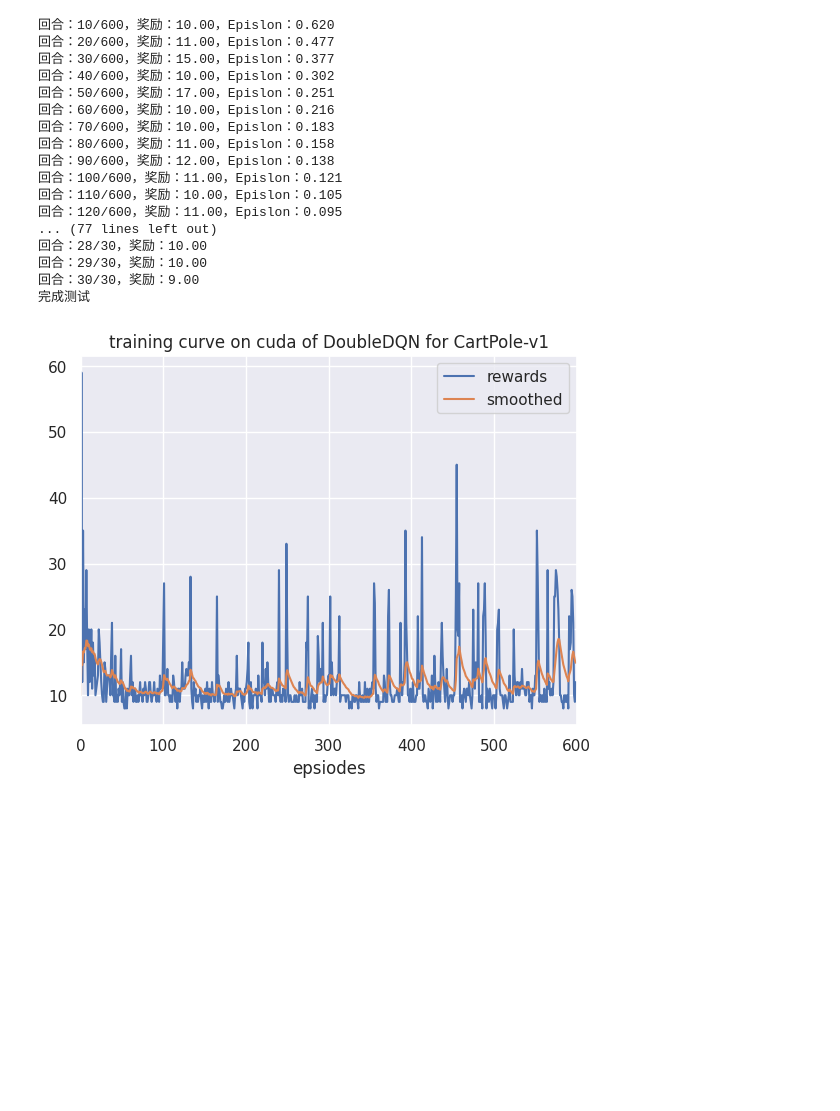
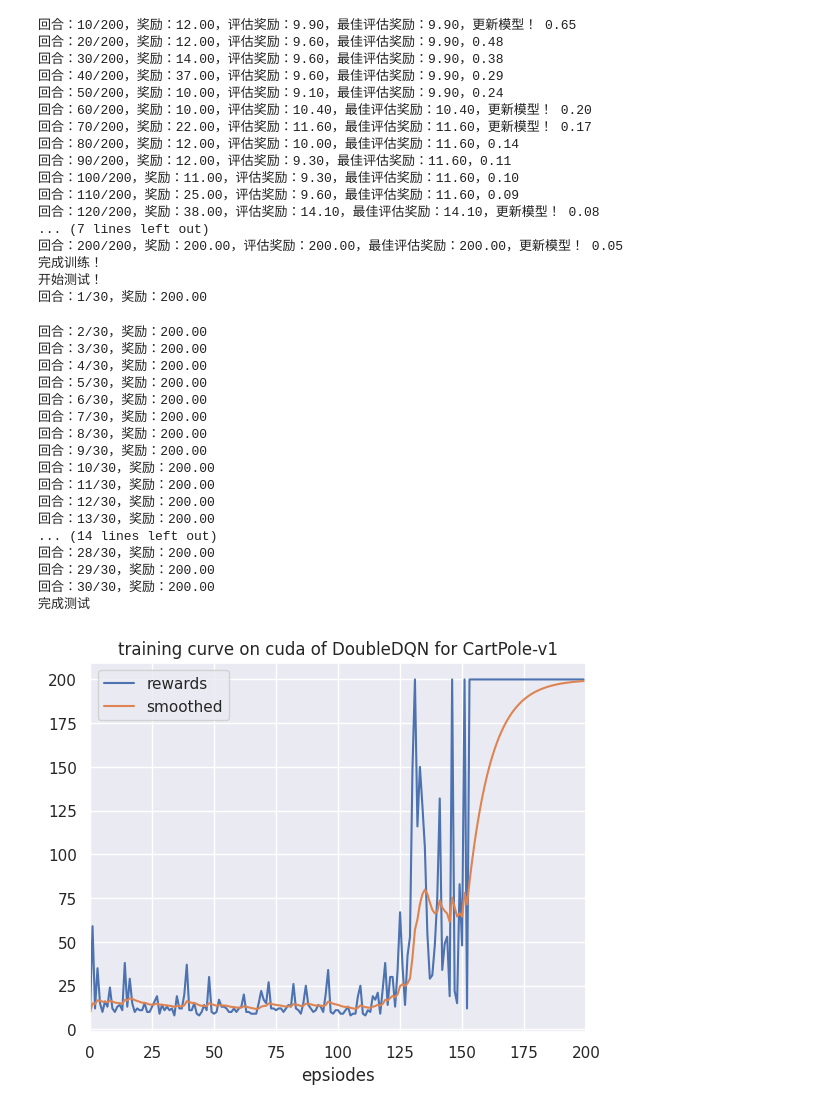
Before and after one commit to Linquer/Ubuntu2004WorkSpace, a Jupyter notebook: AttentionRL/StateAttentionDDQN/01-Train.ipynb, the cells around one changed output. Drawn from its saved outputs; the diff is of its cells as text; code cells hidden in the pictures; blank space fills up the shorter version.

```diff
--- a/AttentionRL/StateAttentionDDQN/01-Train.ipynb
+++ b/AttentionRL/StateAttentionDDQN/01-Train.ipynb
@@ -11,7 +11,7 @@ cfg = Config()
 print_cfgs(cfg)
 # 训练
 env, agent = env_agent_config(cfg)
-res_dic = train(cfg, env, agent)
+best_agent, res_dic = train(cfg, env, agent)
 
 plot_rewards(res_dic['rewards'], title=f"training curve on {cfg.device} of {cfg.algo_name} for {cfg.env_name}")
 # 测试
@@ -34,22 +34,39 @@ Hyperparameters:
 ================================================================================
 状态空间维度：4，动作空间维度：2
 开始训练！
 开始更新策略！
-回合：10/600，奖励：10.00，Epislon：0.620
-回合：20/600，奖励：11.00，Epislon：0.477
-回合：30/600，奖励：15.00，Epislon：0.377
-回合：40/600，奖励：10.00，Epislon：0.302
-回合：50/600，奖励：17.00，Epislon：0.251
-回合：60/600，奖励：10.00，Epislon：0.216
-回合：70/600，奖励：10.00，Epislon：0.183
-回合：80/600，奖励：11.00，Epislon：0.158
-回合：90/600，奖励：12.00，Epislon：0.138
-回合：100/600，奖励：11.00，Epislon：0.121
-回合：110/600，奖励：10.00，Epislon：0.105
-回合：120/600，奖励：11.00，Epislon：0.095
-... (77 lines left out)
-回合：28/30，奖励：10.00
-回合：29/30，奖励：10.00
-回合：30/30，奖励：9.00
-完成测试
+回合：10/200，奖励：12.00，评估奖励：9.90，最佳评估奖励：9.90，更新模型！ 0.65
+回合：20/200，奖励：12.00，评估奖励：9.60，最佳评估奖励：9.90，0.48
+回合：30/200，奖励：14.00，评估奖励：9.60，最佳评估奖励：9.90，0.38
+回合：40/200，奖励：37.00，评估奖励：9.60，最佳评估奖励：9.90，0.29
+回合：50/200，奖励：10.00，评估奖励：9.10，最佳评估奖励：9.90，0.24
+回合：60/200，奖励：10.00，评估奖励：10.40，最佳评估奖励：10.40，更新模型！ 0.20
+回合：70/200，奖励：22.00，评估奖励：11.60，最佳评估奖励：11.60，更新模型！ 0.17
+回合：80/200，奖励：12.00，评估奖励：10.00，最佳评估奖励：11.60，0.14
+回合：90/200，奖励：12.00，评估奖励：9.30，最佳评估奖励：11.60，0.11
+回合：100/200，奖励：11.00，评估奖励：9.30，最佳评估奖励：11.60，0.10
+回合：110/200，奖励：25.00，评估奖励：9.60，最佳评估奖励：11.60，0.09
+回合：120/200，奖励：38.00，评估奖励：14.10，最佳评估奖励：14.10，更新模型！ 0.08
+... (7 lines left out)
+回合：200/200，奖励：200.00，评估奖励：200.00，最佳评估奖励：200.00，更新模型！ 0.05
+完成训练！
+开始测试！
+回合：1/30，奖励：200.00
+回合：2/30，奖励：200.00
+回合：3/30，奖励：200.00
+回合：4/30，奖励：200.00
+回合：5/30，奖励：200.00
+回合：6/30，奖励：200.00
+回合：7/30，奖励：200.00
+回合：8/30，奖励：200.00
+回合：9/30，奖励：200.00
+回合：10/30，奖励：200.00
+回合：11/30，奖励：200.00
+回合：12/30，奖励：200.00
+回合：13/30，奖励：200.00
+... (14 lines left out)
+回合：28/30，奖励：200.00
+回合：29/30，奖励：200.00
+回合：30/30，奖励：200.00
+完成测试
-[figure, old version]
+[figure, new version]
```
Also changed, not shown: parts of 3 cells of this notebook, 3 other files.
